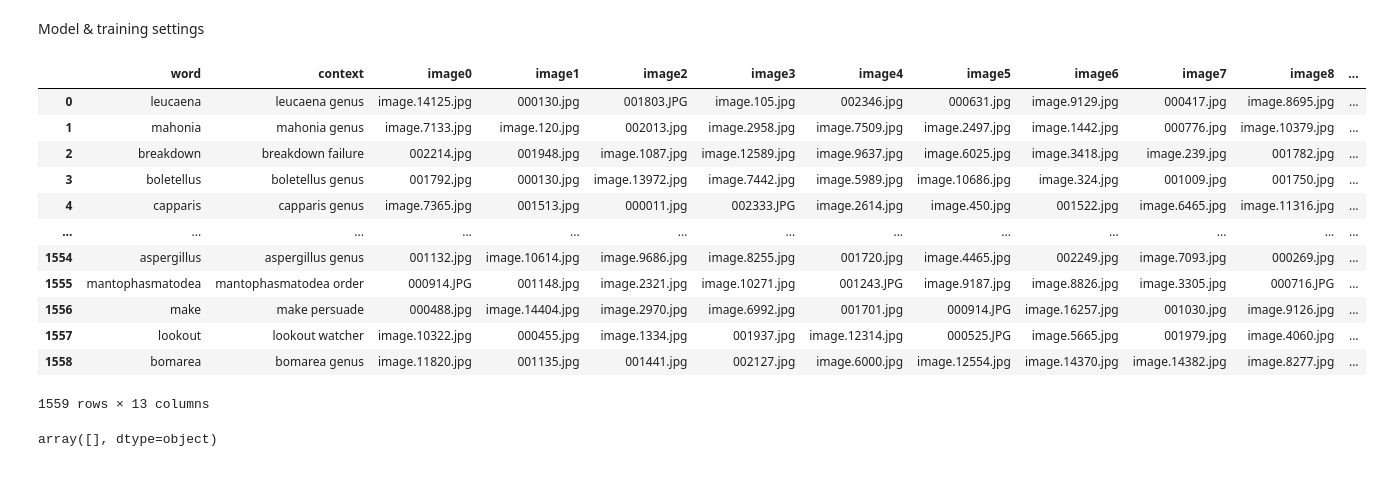
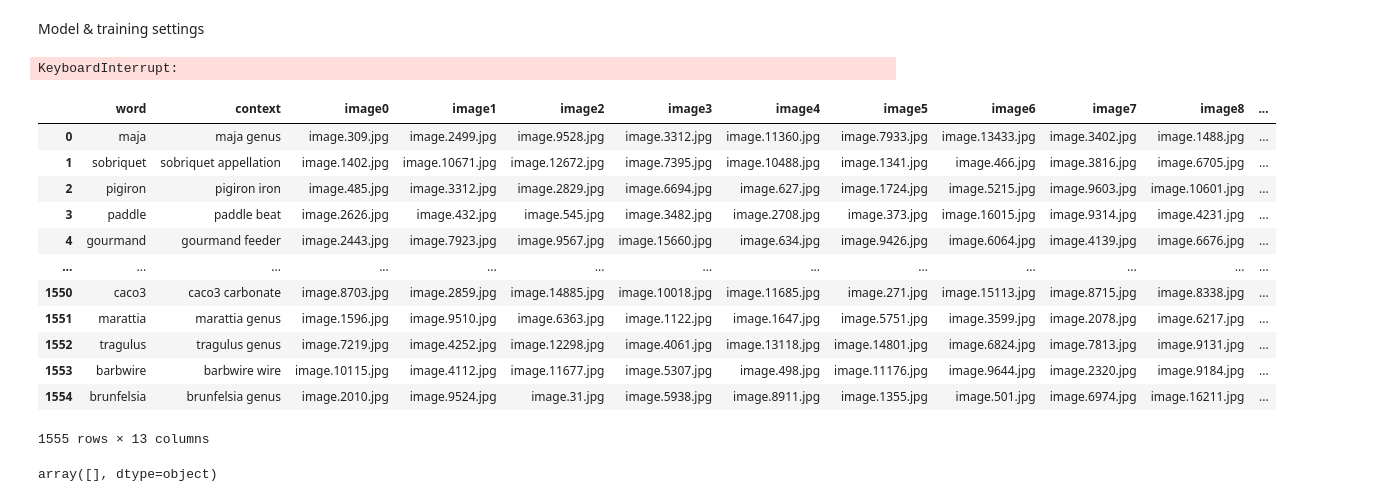
Before and after one commit to deniskokosss/VWSD, a Jupyter notebook: notebooks/create_test2.ipynb, the cells around one changed output. Cells and saved outputs as stored; diff of their text form; code cells hidden in the pictures.

```diff
--- a/notebooks/create_test2.ipynb
+++ b/notebooks/create_test2.ipynb
@@ -130,7 +123,7 @@ TEST_SPLIT_PATH = PATH / "split_test.txt"
 SAVE_CHECKPOINT_PATH = Path("checkpoints").resolve() / "BLIP-ITM-2"
 SAVE_CHECKPOINT_PATH.mkdir(parents=True, exist_ok=True)
 
-pth = r"../data/test2_v1/test2_images_v1/"
+pth = r"../data/train_v5/train_images_v5/"
 # %% [markdown]
 Environment settings:
 # %%
@@ -181,38 +174,41 @@ train_df = df.loc[pd.read_csv(TRAIN_SPLIT_PATH, sep='\t', header=None).T.values[
 validation_df = df.loc[pd.read_csv(VALIDATION_SPLIT_PATH, sep='\t', header=None).T.values[0]]
 test_df = df.loc[pd.read_csv(TEST_SPLIT_PATH, sep='\t', header=None).T.values[0]]
 # %%
-for idx, s in test_df.iterrows():
+for idx, s in validation_df.iterrows():
     if s['label'] not in train_df.iloc[:, 2:-1].values.flatten():
         copy(IMAGES_PATH / s['label'], pth + s['label'])
+# %% [output]
+KeyboardInterrupt:
 # %%
 np.random.seed(RANDOM_STATE)
 keep_rows = []
-for idx, s in test_df.iterrows():
-    if s['label'] not in train_df.iloc[:, 2:-1].values.flatten():
+candidates = np.setdiff1d(validation_df.iloc[:, 2:-1].values.flatten(), train_df.iloc[:, 2:-1].values.flatten())
+for idx, s in validation_df.iterrows():
+    if s['label'] in candidates:
         new_row = [s['word'], s['context']]
-        neg_samples = [t for t in os.listdir(pth) if t != s['label']]
+        neg_samples = [t for t in candidates if t != s['label']]
         neg_samples = list(np.random.choice(neg_samples, 9, replace=False))
         neg_samples += [s['label']]
         np.random.shuffle(neg_samples)
         new_row += neg_samples + [s['label']]
         keep_rows.append(new_row)
 
 test2_df = pd.DataFrame(keep_rows, columns=test_df.columns)
 test2_df
 # %% [output]
 |  | word | context | image0 | image1 | image2 | image3 | image4 | image5 | image6 | image7 | image8 | ... |
-| 0 | leucaena | leucaena genus | image.14125.jpg | 000130.jpg | 001803.JPG | image.105.jpg | 002346.jpg | 000631.jpg | image.9129.jpg | 000417.jpg | image.8695.jpg | ... |
-| 1 | mahonia | mahonia genus | image.7133.jpg | image.120.jpg | 002013.jpg | image.2958.jpg | image.7509.jpg | image.2497.jpg | image.1442.jpg | 000776.jpg | image.10379.jpg | ... |
-| 2 | breakdown | breakdown failure | 002214.jpg | 001948.jpg | image.1087.jpg | image.12589.jpg | image.9637.jpg | image.6025.jpg | image.3418.jpg | image.239.jpg | 001782.jpg | ... |
-| 3 | boletellus | boletellus genus | 001792.jpg | 000130.jpg | image.13972.jpg | image.7442.jpg | image.5989.jpg | image.10686.jpg | image.324.jpg | 001009.jpg | 001750.jpg | ... |
-| 4 | capparis | capparis genus | image.7365.jpg | 001513.jpg | 000011.jpg | 002333.JPG | image.2614.jpg | image.450.jpg | 001522.jpg | image.6465.jpg | image.11316.jpg | ... |
+| 0 | maja | maja genus | image.309.jpg | image.2499.jpg | image.9528.jpg | image.3312.jpg | image.11360.jpg | image.7933.jpg | image.13433.jpg | image.3402.jpg | image.1488.jpg | ... |
+| 1 | sobriquet | sobriquet appellation | image.1402.jpg | image.10671.jpg | image.12672.jpg | image.7395.jpg | image.10488.jpg | image.1341.jpg | image.466.jpg | image.3816.jpg | image.6705.jpg | ... |
+| 2 | pigiron | pigiron iron | image.485.jpg | image.3312.jpg | image.2829.jpg | image.6694.jpg | image.627.jpg | image.1724.jpg | image.5215.jpg | image.9603.jpg | image.10601.jpg | ... |
+| 3 | paddle | paddle beat | image.2626.jpg | image.432.jpg | image.545.jpg | image.3482.jpg | image.2708.jpg | image.373.jpg | image.16015.jpg | image.9314.jpg | image.4231.jpg | ... |
+| 4 | gourmand | gourmand feeder | image.2443.jpg | image.7923.jpg | image.9567.jpg | image.15660.jpg | image.634.jpg | image.9426.jpg | image.6064.jpg | image.4139.jpg | image.6676.jpg | ... |
 | ... | ... | ... | ... | ... | ... | ... | ... | ... | ... | ... | ... | ... |
-| 1554 | aspergillus | aspergillus genus | 001132.jpg | image.10614.jpg | image.9686.jpg | image.8255.jpg | 001720.jpg | image.4465.jpg | 002249.jpg | image.7093.jpg | 000269.jpg | ... |
-| 1555 | mantophasmatodea | mantophasmatodea order | 000914.JPG | 001148.jpg | image.2321.jpg | image.10271.jpg | 001243.JPG | image.9187.jpg | image.8826.jpg | image.3305.jpg | 000716.JPG | ... |
-| 1556 | make | make persuade | 000488.jpg | image.14404.jpg | image.2970.jpg | image.6992.jpg | 001701.jpg | 000914.JPG | image.16257.jpg | 001030.jpg | image.9126.jpg | ... |
-| 1557 | lookout | lookout watcher | image.10322.jpg | 000455.jpg | image.1334.jpg | 001937.jpg | image.12314.jpg | 000525.JPG | image.5665.jpg | 001979.jpg | image.4060.jpg | ... |
-| 1558 | bomarea | bomarea genus | image.11820.jpg | 001135.jpg | 001441.jpg | 002127.jpg | image.6000.jpg | image.12554.jpg | image.14370.jpg | image.14382.jpg | image.8277.jpg | ... |
+| 1550 | caco3 | caco3 carbonate | image.8703.jpg | image.2859.jpg | image.14885.jpg | image.10018.jpg | image.11685.jpg | image.271.jpg | image.15113.jpg | image.8715.jpg | image.8338.jpg | ... |
+| 1551 | marattia | marattia genus | image.1596.jpg | image.9510.jpg | image.6363.jpg | image.1122.jpg | image.1647.jpg | image.5751.jpg | image.3599.jpg | image.2078.jpg | image.6217.jpg | ... |
+| 1552 | tragulus | tragulus genus | image.7219.jpg | image.4252.jpg | image.12298.jpg | image.4061.jpg | image.13118.jpg | image.14801.jpg | image.6824.jpg | image.7813.jpg | image.9131.jpg | ... |
+| 1553 | barbwire | barbwire wire | image.10115.jpg | image.4112.jpg | image.11677.jpg | image.5307.jpg | image.498.jpg | image.11176.jpg | image.9644.jpg | image.2320.jpg | image.9184.jpg | ... |
+| 1554 | brunfelsia | brunfelsia genus | image.2010.jpg | image.9524.jpg | image.31.jpg | image.5938.jpg | image.8911.jpg | image.1355.jpg | image.501.jpg | image.6974.jpg | image.16211.jpg | ... |
-1559 rows × 13 columns
+1555 rows × 13 columns
 # %%
 keep_imgs = np.unique(test2_df.iloc[:, 2:-1].values.flatten())
 for filename in os.listdir(pth):
```
Also changed, not shown: parts of 4 cells of this notebook, 11 other files.
